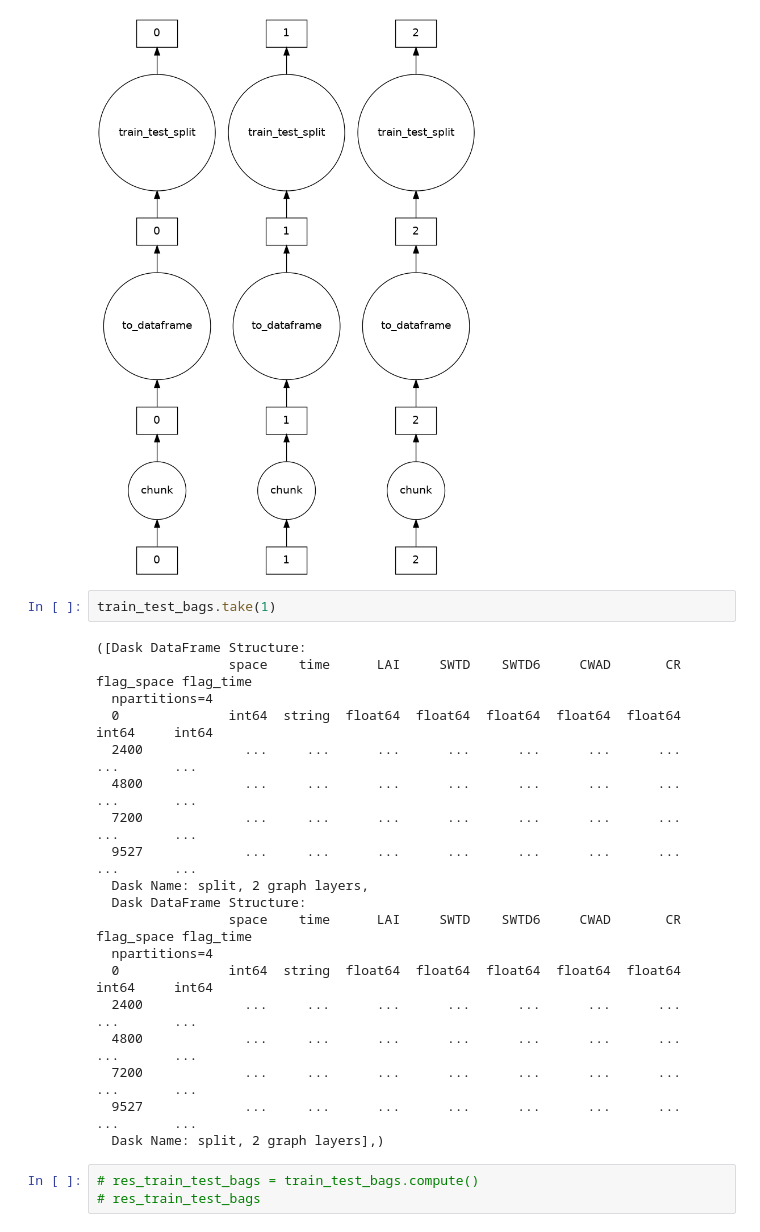
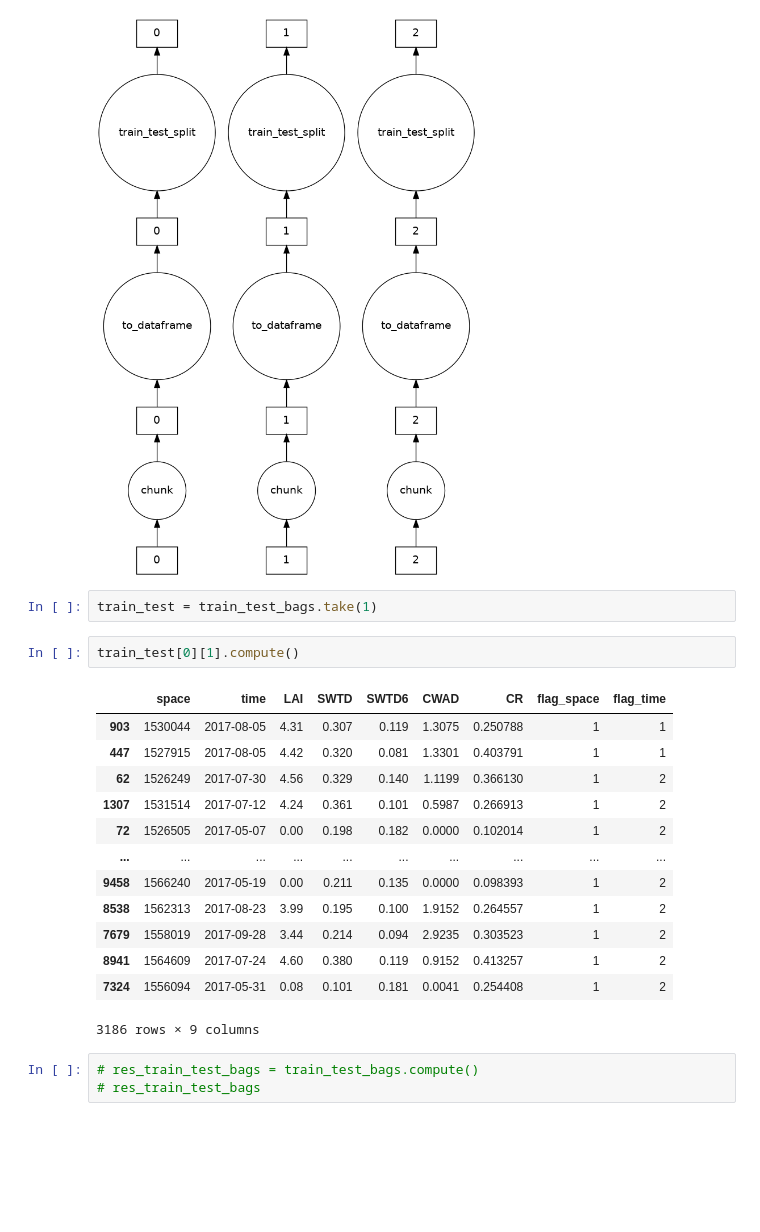
Before and after one commit to VegeWaterDynamics/use_cases, a Jupyter notebook: dssat_s1/dask_ml.ipynb, the cells around one changed output. Drawn from its saved outputs; the diff is of its cells as text; blank space fills up the shorter version.

```diff
--- a/dssat_s1/dask_ml.ipynb
+++ b/dssat_s1/dask_ml.ipynb
@@ -145,26 +211,23 @@ train_test_bags.visualize()
 # %% [output]
 [figure]
 # %%
-train_test_bags.take(1)
+train_test = train_test_bags.take(1)
-# %% [output]
-([Dask DataFrame Structure:
-                 space    time      LAI     SWTD    SWTD6     CWAD       CR flag_space flag_time
-  npartitions=4
-  0              int64  string  float64  float64  float64  float64  float64      int64     int64
-  2400             ...     ...      ...      ...      ...      ...      ...        ...       ...
-  4800             ...     ...      ...      ...      ...      ...      ...        ...       ...
-  7200             ...     ...      ...      ...      ...      ...      ...        ...       ...
-  9527             ...     ...      ...      ...      ...      ...      ...        ...       ...
-  Dask Name: split, 2 graph layers,
-  Dask DataFrame Structure:
-                 space    time      LAI     SWTD    SWTD6     CWAD       CR flag_space flag_time
-  npartitions=4
-  0              int64  string  float64  float64  float64  float64  float64      int64     int64
-  2400             ...     ...      ...      ...      ...      ...      ...        ...       ...
-  4800             ...     ...      ...      ...      ...      ...      ...        ...       ...
-  7200             ...     ...      ...      ...      ...      ...      ...        ...       ...
-  9527             ...     ...      ...      ...      ...      ...      ...        ...       ...
-  Dask Name: split, 2 graph layers],)
+# %%
+train_test[0][1].compute()
+# %% [output]
+|  | space | time | LAI | SWTD | SWTD6 | CWAD | CR | flag_space | flag_time |
+| 903 | 1530044 | 2017-08-05 | 4.31 | 0.307 | 0.119 | 1.3075 | 0.250788 | 1 | 1 |
+| 447 | 1527915 | 2017-08-05 | 4.42 | 0.320 | 0.081 | 1.3301 | 0.403791 | 1 | 1 |
+| 62 | 1526249 | 2017-07-30 | 4.56 | 0.329 | 0.140 | 1.1199 | 0.366130 | 1 | 2 |
+| 1307 | 1531514 | 2017-07-12 | 4.24 | 0.361 | 0.101 | 0.5987 | 0.266913 | 1 | 2 |
+| 72 | 1526505 | 2017-05-07 | 0.00 | 0.198 | 0.182 | 0.0000 | 0.102014 | 1 | 2 |
+| ... | ... | ... | ... | ... | ... | ... | ... | ... | ... |
+| 9458 | 1566240 | 2017-05-19 | 0.00 | 0.211 | 0.135 | 0.0000 | 0.098393 | 1 | 2 |
+| 8538 | 1562313 | 2017-08-23 | 3.99 | 0.195 | 0.100 | 1.9152 | 0.264557 | 1 | 2 |
+| 7679 | 1558019 | 2017-09-28 | 3.44 | 0.214 | 0.094 | 2.9235 | 0.303523 | 1 | 2 |
+| 8941 | 1564609 | 2017-07-24 | 4.60 | 0.380 | 0.119 | 0.9152 | 0.413257 | 1 | 2 |
+| 7324 | 1556094 | 2017-05-31 | 0.08 | 0.101 | 0.181 | 0.0041 | 0.254408 | 1 | 2 |
+3186 rows × 9 columns
 # %%
 # res_train_test_bags = train_test_bags.compute()
 # res_train_test_bags
```
Also changed, not shown: parts of 15 cells of this notebook.
